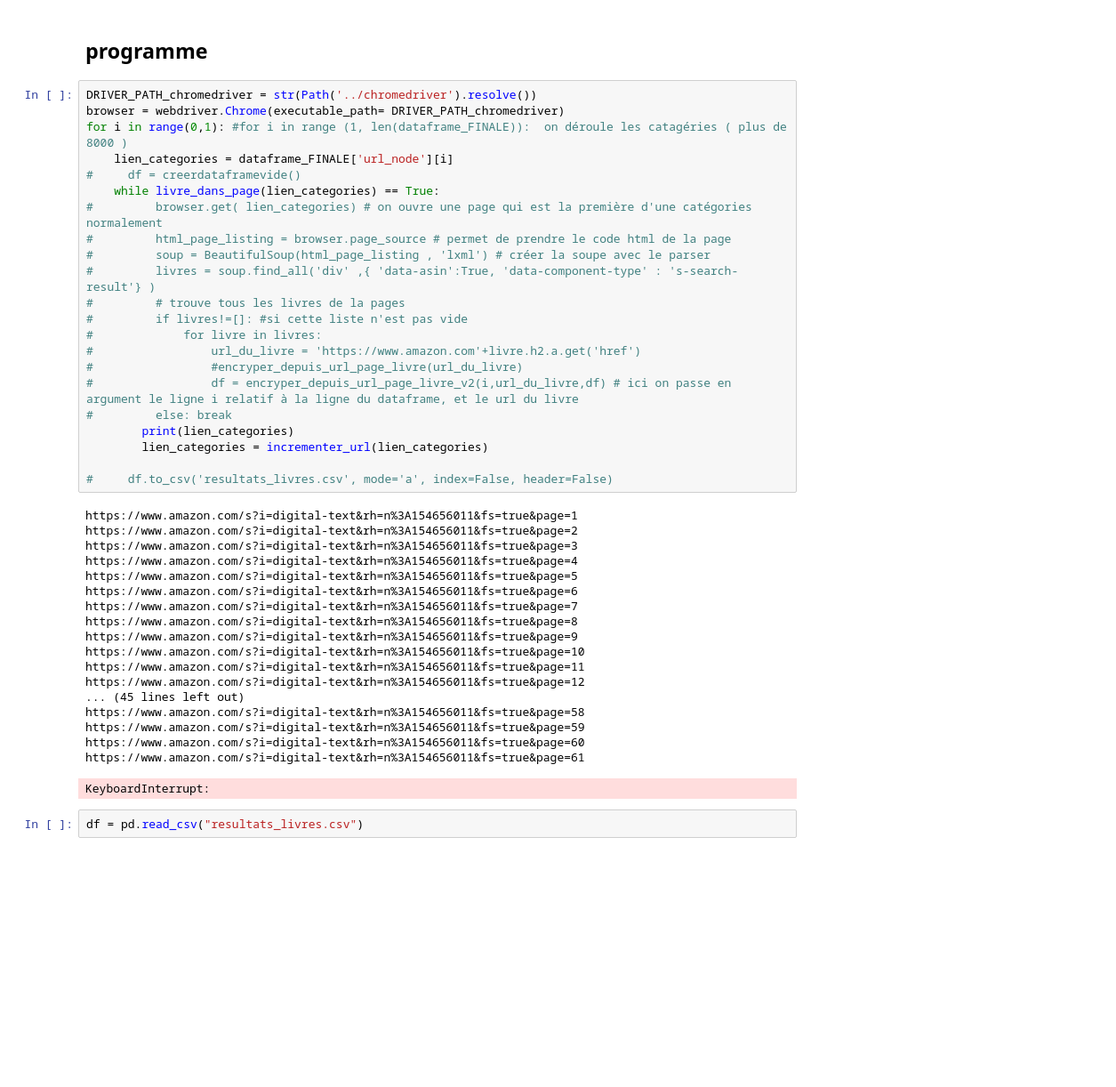
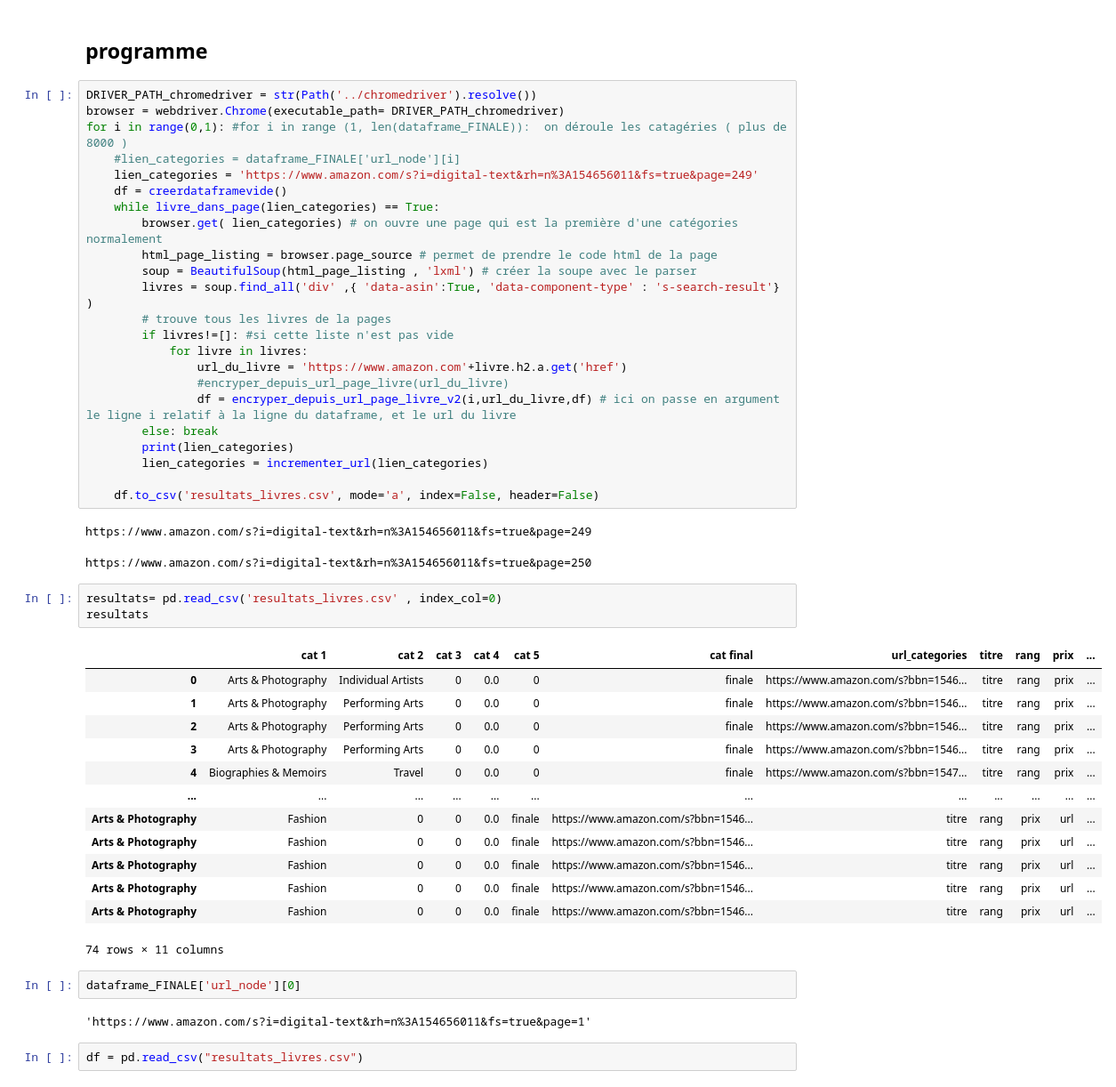
Before and after one commit to thomasgassin/kindle-scrapper, a Jupyter notebook: notebooks/NoteBook.ipynb, the cells around one changed output. Shown at 89% size. Saved outputs shown, nothing was run; the diff lists cells and outputs as text; blank space fills up the shorter version.

Commit message:
dérouler scrapping livre

```diff
--- a/notebooks/NoteBook.ipynb
+++ b/notebooks/NoteBook.ipynb
@@ -962,43 +962,49 @@ on note le node N .
 DRIVER_PATH_chromedriver = str(Path('../chromedriver').resolve())
 browser = webdriver.Chrome(executable_path= DRIVER_PATH_chromedriver)
 for i in range(0,1): #for i in range (1, len(dataframe_FINALE)):  on déroule les catagéries ( plus de 8000 )
-    lien_categories = dataframe_FINALE['url_node'][i]
-#     df = creerdataframevide()
+    #lien_categories = dataframe_FINALE['url_node'][i]
+    lien_categories = 'https://www.amazon.com/s?i=digital-text&rh=n%3A154656011&fs=true&page=249'
+    df = creerdataframevide()
     while livre_dans_page(lien_categories) == True:
-#         browser.get( lien_categories) # on ouvre une page qui est la première d'une catégories normalement
-#         html_page_listing = browser.page_source # permet de prendre le code html de la page
-#         soup = BeautifulSoup(html_page_listing , 'lxml') # créer la soupe avec le parser
-#         livres = soup.find_all('div' ,{ 'data-asin':True, 'data-component-type' : 's-search-result'} )
-#         # trouve tous les livres de la pages
-#         if livres!=[]: #si cette liste n'est pas vide
-#             for livre in livres:
-#                 url_du_livre = 'https://www.amazon.com'+livre.h2.a.get('href')
-#                 #encryper_depuis_url_page_livre(url_du_livre)
-#                 df = encryper_depuis_url_page_livre_v2(i,url_du_livre,df) # ici on passe en argument le ligne i relatif à la ligne du dataframe, et le url du livre
-#         else: break
+        browser.get( lien_categories) # on ouvre une page qui est la première d'une catégories normalement
+        html_page_listing = browser.page_source # permet de prendre le code html de la page
+        soup = BeautifulSoup(html_page_listing , 'lxml') # créer la soupe avec le parser
+        livres = soup.find_all('div' ,{ 'data-asin':True, 'data-component-type' : 's-search-result'} )
+        # trouve tous les livres de la pages
+        if livres!=[]: #si cette liste n'est pas vide
+            for livre in livres:
+                url_du_livre = 'https://www.amazon.com'+livre.h2.a.get('href')
+                #encryper_depuis_url_page_livre(url_du_livre)
+                df = encryper_depuis_url_page_livre_v2(i,url_du_livre,df) # ici on passe en argument le ligne i relatif à la ligne du dataframe, et le url du livre
+        else: break
         print(lien_categories)
         lien_categories = incrementer_url(lien_categories)
 
-#     df.to_csv('resultats_livres.csv', mode='a', index=False, header=False)
+    df.to_csv('resultats_livres.csv', mode='a', index=False, header=False)
 # %% [output]
-https://www.amazon.com/s?i=digital-text&rh=n%3A154656011&fs=true&page=1
-https://www.amazon.com/s?i=digital-text&rh=n%3A154656011&fs=true&page=2
-https://www.amazon.com/s?i=digital-text&rh=n%3A154656011&fs=true&page=3
-https://www.amazon.com/s?i=digital-text&rh=n%3A154656011&fs=true&page=4
-https://www.amazon.com/s?i=digital-text&rh=n%3A154656011&fs=true&page=5
-https://www.amazon.com/s?i=digital-text&rh=n%3A154656011&fs=true&page=6
-https://www.amazon.com/s?i=digital-text&rh=n%3A154656011&fs=true&page=7
-https://www.amazon.com/s?i=digital-text&rh=n%3A154656011&fs=true&page=8
-https://www.amazon.com/s?i=digital-text&rh=n%3A154656011&fs=true&page=9
-https://www.amazon.com/s?i=digital-text&rh=n%3A154656011&fs=true&page=10
-https://www.amazon.com/s?i=digital-text&rh=n%3A154656011&fs=true&page=11
-https://www.amazon.com/s?i=digital-text&rh=n%3A154656011&fs=true&page=12
-... (45 lines left out)
-https://www.amazon.com/s?i=digital-text&rh=n%3A154656011&fs=true&page=58
-https://www.amazon.com/s?i=digital-text&rh=n%3A154656011&fs=true&page=59
-https://www.amazon.com/s?i=digital-text&rh=n%3A154656011&fs=true&page=60
-https://www.amazon.com/s?i=digital-text&rh=n%3A154656011&fs=true&page=61
+https://www.amazon.com/s?i=digital-text&rh=n%3A154656011&fs=true&page=249
-KeyboardInterrupt:
+https://www.amazon.com/s?i=digital-text&rh=n%3A154656011&fs=true&page=250
+# %%
+resultats= pd.read_csv('resultats_livres.csv' , index_col=0)
+resultats
+# %% [output]
+|  | cat 1 | cat 2 | cat 3 | cat 4 | cat 5 | cat final | url_categories | titre | rang | prix | ... |
+| 0 | Arts & Photography | Individual Artists | 0 | 0.0 | 0 | finale | https://www.amazon.com/s?bbn=1546... | titre | rang | prix | ... |
+| 1 | Arts & Photography | Performing Arts | 0 | 0.0 | 0 | finale | https://www.amazon.com/s?bbn=1546... | titre | rang | prix | ... |
+| 2 | Arts & Photography | Performing Arts | 0 | 0.0 | 0 | finale | https://www.amazon.com/s?bbn=1546... | titre | rang | prix | ... |
+| 3 | Arts & Photography | Performing Arts | 0 | 0.0 | 0 | finale | https://www.amazon.com/s?bbn=1546... | titre | rang | prix | ... |
+| 4 | Biographies & Memoirs | Travel | 0 | 0.0 | 0 | finale | https://www.amazon.com/s?bbn=1547... | titre | rang | prix | ... |
+| ... | ... | ... | ... | ... | ... | ... | ... | ... | ... | ... | ... |
+| Arts & Photography | Fashion | 0 | 0 | 0.0 | finale | https://www.amazon.com/s?bbn=1546... | titre | rang | prix | url | ... |
+| Arts & Photography | Fashion | 0 | 0 | 0.0 | finale | https://www.amazon.com/s?bbn=1546... | titre | rang | prix | url | ... |
+| Arts & Photography | Fashion | 0 | 0 | 0.0 | finale | https://www.amazon.com/s?bbn=1546... | titre | rang | prix | url | ... |
+| Arts & Photography | Fashion | 0 | 0 | 0.0 | finale | https://www.amazon.com/s?bbn=1546... | titre | rang | prix | url | ... |
+| Arts & Photography | Fashion | 0 | 0 | 0.0 | finale | https://www.amazon.com/s?bbn=1546... | titre | rang | prix | url | ... |
+74 rows × 11 columns
+# %%
+dataframe_FINALE['url_node'][0]
+# %% [output]
+'https://www.amazon.com/s?i=digital-text&rh=n%3A154656011&fs=true&page=1'
 # %%
 df = pd.read_csv("resultats_livres.csv")
 # %%
```
Also changed, not shown: parts of 1 cell of this notebook.
